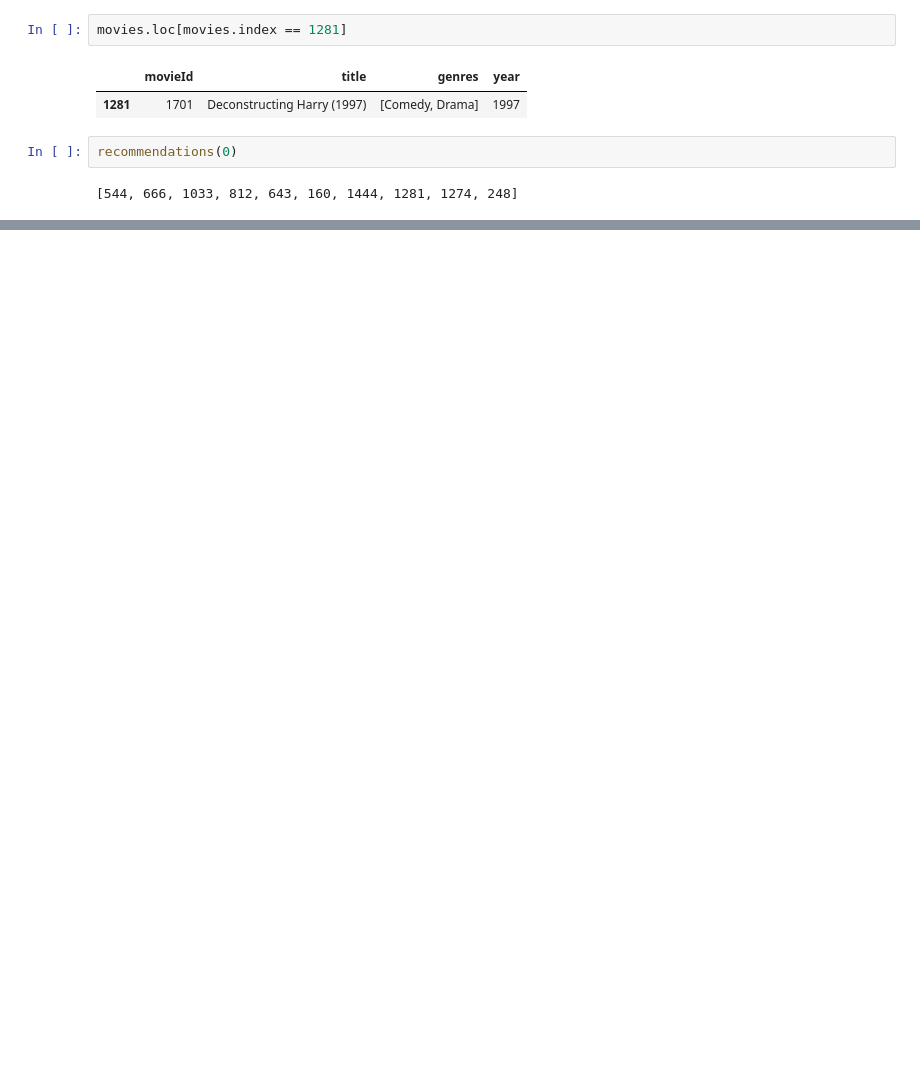
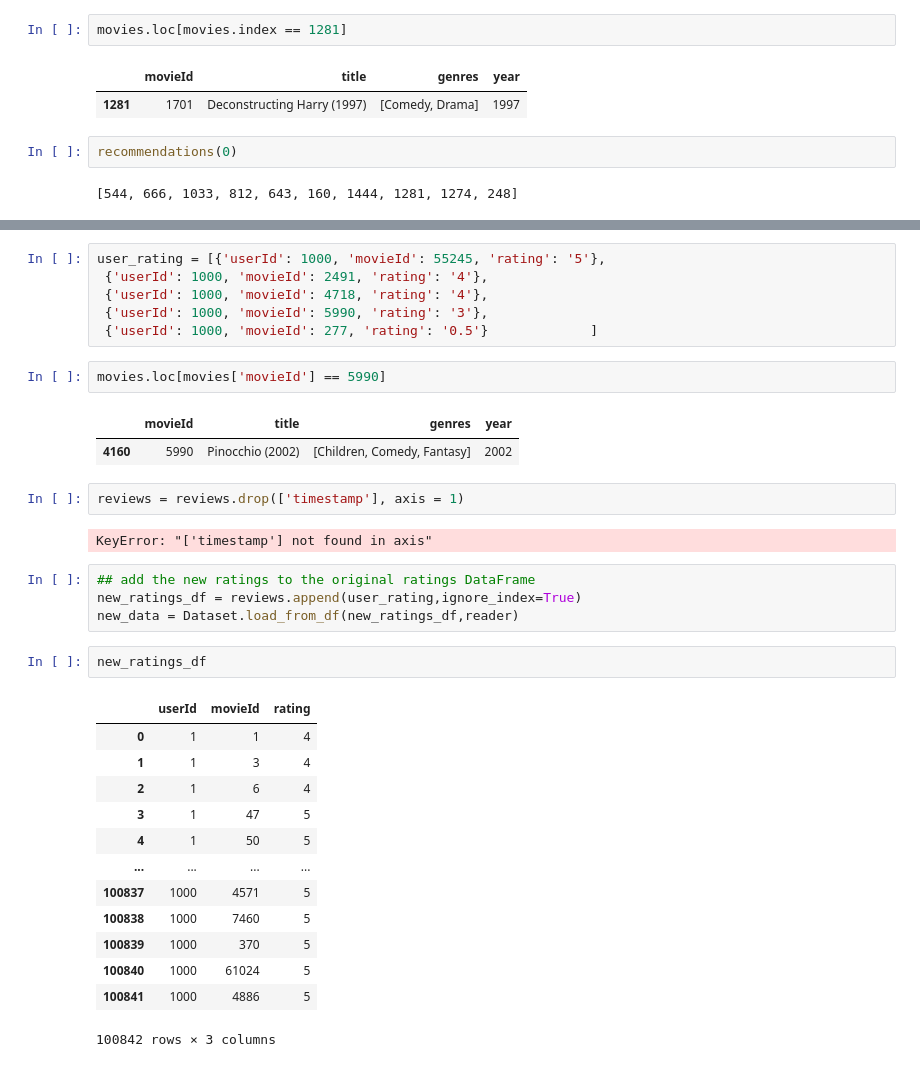
Before and after one commit to aabrahamson3/movie-rec, a Jupyter notebook: notebooks/exploratory/1.0-aa-eda.ipynb, the cells around one changed output, grey strips where cells are left out. Saved outputs shown, nothing was run; the diff lists cells and outputs as text; blank space fills up the shorter version.

```diff
--- a/notebooks/exploratory/1.0-aa-eda.ipynb
+++ b/notebooks/exploratory/1.0-aa-eda.ipynb
@@ -486,0 +618,35 @@ recommendations(0)
+# %%
+user_rating = [{'userId': 1000, 'movieId': 55245, 'rating': '5'},
+ {'userId': 1000, 'movieId': 2491, 'rating': '4'},
+ {'userId': 1000, 'movieId': 4718, 'rating': '4'},
+ {'userId': 1000, 'movieId': 5990, 'rating': '3'},
+ {'userId': 1000, 'movieId': 277, 'rating': '0.5'}             ]
+# %%
+movies.loc[movies['movieId'] == 5990]
+# %% [output]
+|  | movieId | title | genres | year |
+| 4160 | 5990 | Pinocchio (2002) | [Children, Comedy, Fantasy] | 2002 |
+# %%
+reviews = reviews.drop(['timestamp'], axis = 1)
+# %% [output]
+KeyError: "['timestamp'] not found in axis"
+# %%
+## add the new ratings to the original ratings DataFrame
+new_ratings_df = reviews.append(user_rating,ignore_index=True)
+new_data = Dataset.load_from_df(new_ratings_df,reader)
+# %%
+new_ratings_df
+# %% [output]
+|  | userId | movieId | rating |
+| 0 | 1 | 1 | 4 |
+| 1 | 1 | 3 | 4 |
+| 2 | 1 | 6 | 4 |
+| 3 | 1 | 47 | 5 |
+| 4 | 1 | 50 | 5 |
+| ... | ... | ... | ... |
+| 100837 | 1000 | 4571 | 5 |
+| 100838 | 1000 | 7460 | 5 |
+| 100839 | 1000 | 370 | 5 |
+| 100840 | 1000 | 61024 | 5 |
+| 100841 | 1000 | 4886 | 5 |
+100842 rows × 3 columns
```
Also changed, not shown: parts of 47 cells of this notebook.
